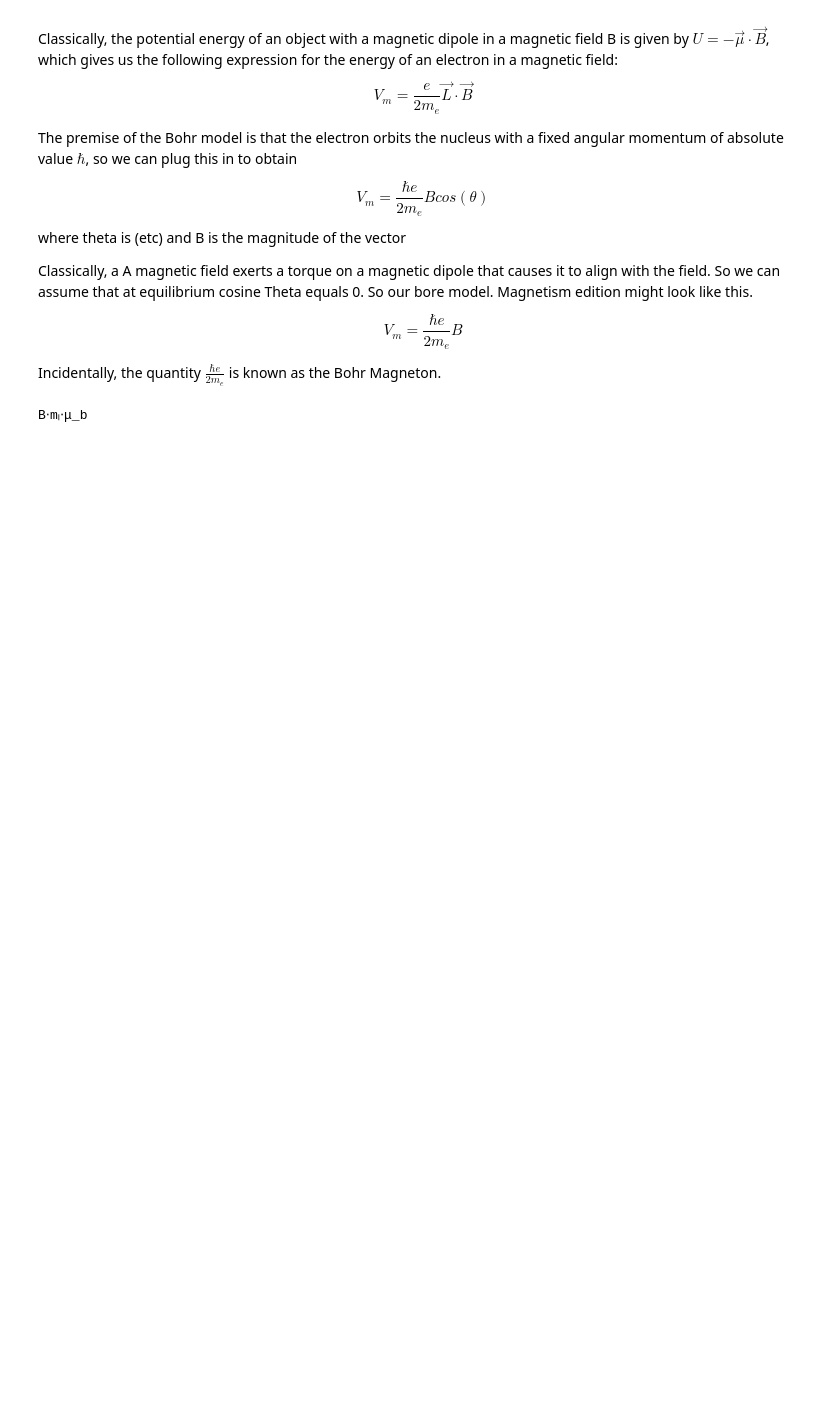
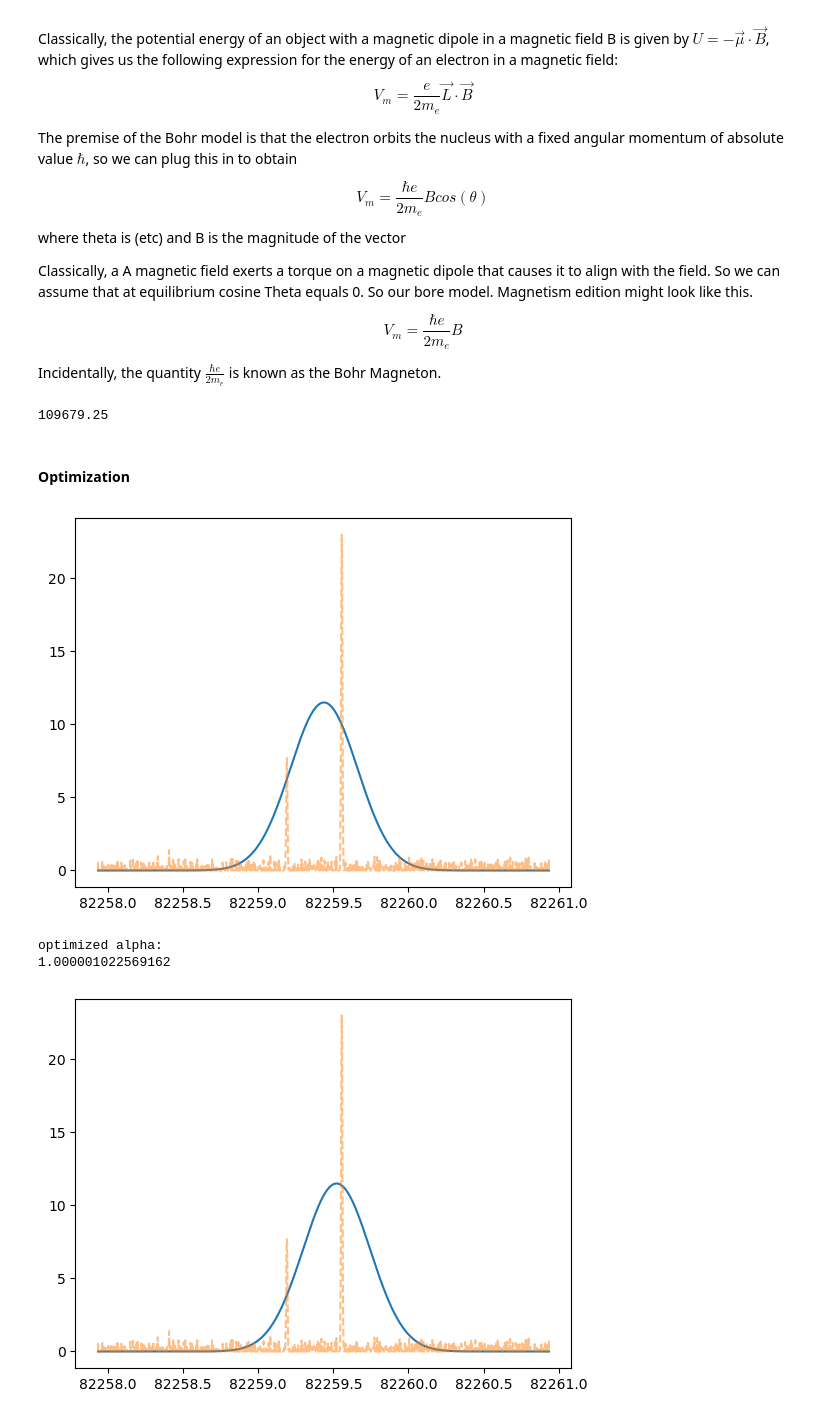
Before and after one commit to zedo-heptulose/pchem-II-lab, a Jupyter notebook: magnetism/my_code.ipynb, the cells around one changed output. Drawn from its saved outputs; the diff is of its cells as text; code cells hidden in the pictures; blank space fills up the shorter version.

```diff
--- a/magnetism/my_code.ipynb
+++ b/magnetism/my_code.ipynb
@@ -131,6 +137,13 @@ $$
 
 Incidentally, the quantity $\frac{\hbar{}e}{2m_e}$ is known as the Bohr Magneton.
 # %%
-mu_b_cm_1 = 0.46686 # cm-1/T
+mu_B_cm_1 = 0.46686 # cm-1/T
+R_H_cm_1 = 109679.25
+print(R_H_cm_1)
+
+#R_H_cm_1 = 109737
+def bohr_energy_cm_1(n,B,alpha): # parameters at the end
+    # make students optimize their own parameters.
+    return  -alpha * R_H_cm_1/n**2 + mu_B_cm_1*n*B
 # %% [output]
-B⋅mₗ⋅μ_b
+109679.25
@@ -149,0 +192,7 @@ for m_l in [-2,-1, 1,2]:
+# %%
+def get_spectral_params(peak_region):
+    region_min = peak_region['wavenumber_cm-1'].min()
+    region_max = peak_region['wavenumber_cm-1'].max()
+    npoints = len(peak_region)
+    amp_max = peak_region['intensity'].max() / 2
+    return region_min, region_max, npoints, amp_max
@@ -149,0 +209,51 @@ for m_l in [-2,-1, 1,2]:
+# %%
+def compare_spectra(transitions,peak_region):
+    region_min, region_max, npoints, amp_max = get_spectral_params(peak_region)
+    sim_x,sim_y = simulated_spectrum(transitions,region_min,region_max,npoints,amp_max)
+    exp_x,exp_y = peak_region['wavenumber_cm-1'],peak_region['intensity']
+    plt.plot(sim_x,sim_y)
+    plt.plot(exp_x,exp_y,alpha=0.5,linestyle='--')
+    plt.show()
+# %%
+# need objective function for paramters
+def overlap_noB(alpha,fit_data,B): # B is args
+    e_trs = bohr_transition_energies(B,alpha)
+    return - spectra_overlap(e_trs,fit_data) # must negate,
+# %% [markdown]
+#### Optimization
+# %%
+# numerically optimize
+from scipy.optimize import minimize
+# loading spectra
+
+# load data
+lyman_alpha_min = 82256
+lyman_alpha_max = 82262
+data = pd.read_csv("data/lyman_B0.csv")
+filter = (data['wavenumber_cm-1'] < lyman_alpha_max) & (data['wavenumber_cm-1'] > lyman_alpha_min)
+peak_region = data[filter]
+#noise_filter = peak_region['intensity'] < peak_region['intensity'].max()/10
+#peak_region.loc[noise_filter,'intensity'] = 0
+fit_data = peak_region
+
+# compare before
+naive_trans = bohr_transition_energies(0,1)
+compare_spectra(naive_trans,peak_region)
+
+# optimize
+B = 0
+alpha_guess = 1.0
+result_param = minimize(overlap_noB, alpha_guess, args=(fit_data,B), method='CG')    #YOUR COMMENT HERE
+#print param
+new_alpha = result_param.x[0]
+print("optimized alpha:")
+print(new_alpha)
+
+# compare after
+new_trans = bohr_transition_energies(0,new_alpha)
+compare_spectra(new_trans,peak_region)
+# %% [output]
+[figure, added]
+optimized alpha:
+1.000001022569162
+[figure, added]
```
Also changed, not shown: parts of 45 cells of this notebook, 15 other files.
